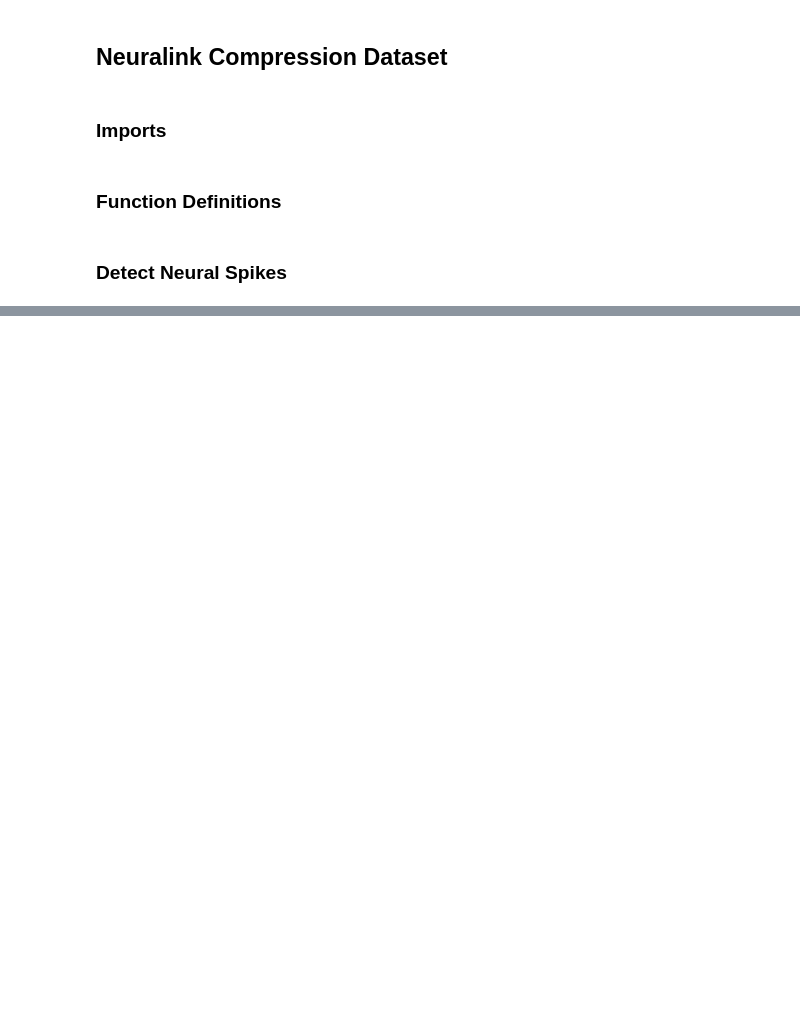
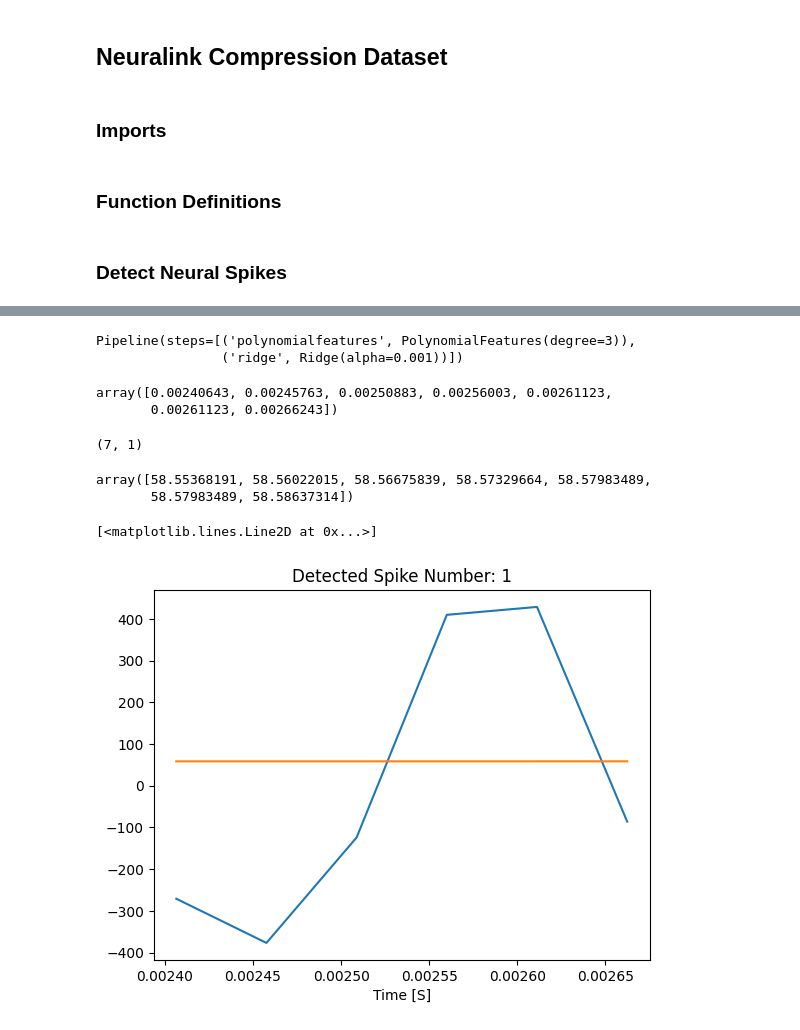
Before and after one commit to efwoods/Neuralink-Compression-Challenge, a Jupyter notebook: analysis/tutorials/polynomial-interpolation.ipynb, the cells around one changed output, grey strips where cells are left out. Drawn from its saved outputs; the diff is of its cells as text; code cells hidden in the pictures; blank space fills up the shorter version.

Commit message:
added a prediction of the first detected spike; results still show high residual values; working to reduce the residuals

```diff
--- a/analysis/tutorials/polynomial-interpolation.ipynb
+++ b/analysis/tutorials/polynomial-interpolation.ipynb
@@ -424,0 +506,34 @@ df["Amplitude"].iloc[spike_train_time_index_list[CURRENT_SPIKE]]
+# %%
+degree = 3
+# %%
+model = make_pipeline(PolynomialFeatures(degree), Ridge(alpha=1e-3))
+# %%
+model.fit(X_train, y_train)
+# %% [output]
+Pipeline(steps=[('polynomialfeatures', PolynomialFeatures(degree=3)),
+                ('ridge', Ridge(alpha=0.001))])
+# %%
+x_train
+# %% [output]
+array([0.00240643, 0.00245763, 0.00250883, 0.00256003, 0.00261123,
+       0.00261123, 0.00266243])
+# %%
+X_train
+# %% [output]
+(7, 1)
+# %%
+y_plot = model.predict(X_train)
+# %%
+y_plot
+# %% [output]
+array([58.55368191, 58.56022015, 58.56675839, 58.57329664, 58.57983489,
+       58.57983489, 58.58637314])
+# %%
+# CURRENT_SPIKE = len(spike_train_time_index_list) - 1
+CURRENT_SPIKE = 1
+plt.title(f"Detected Spike Number: {CURRENT_SPIKE}")
+df["Amplitude"].iloc[spike_train_time_index_list[CURRENT_SPIKE]].plot()
+plt.plot(x_train, y_plot)
+# %% [output]
+[<matplotlib.lines.Line2D at 0x...>]
+[figure, added]
```
Also changed, not shown: parts of 18 cells of this notebook, 1 other file.
